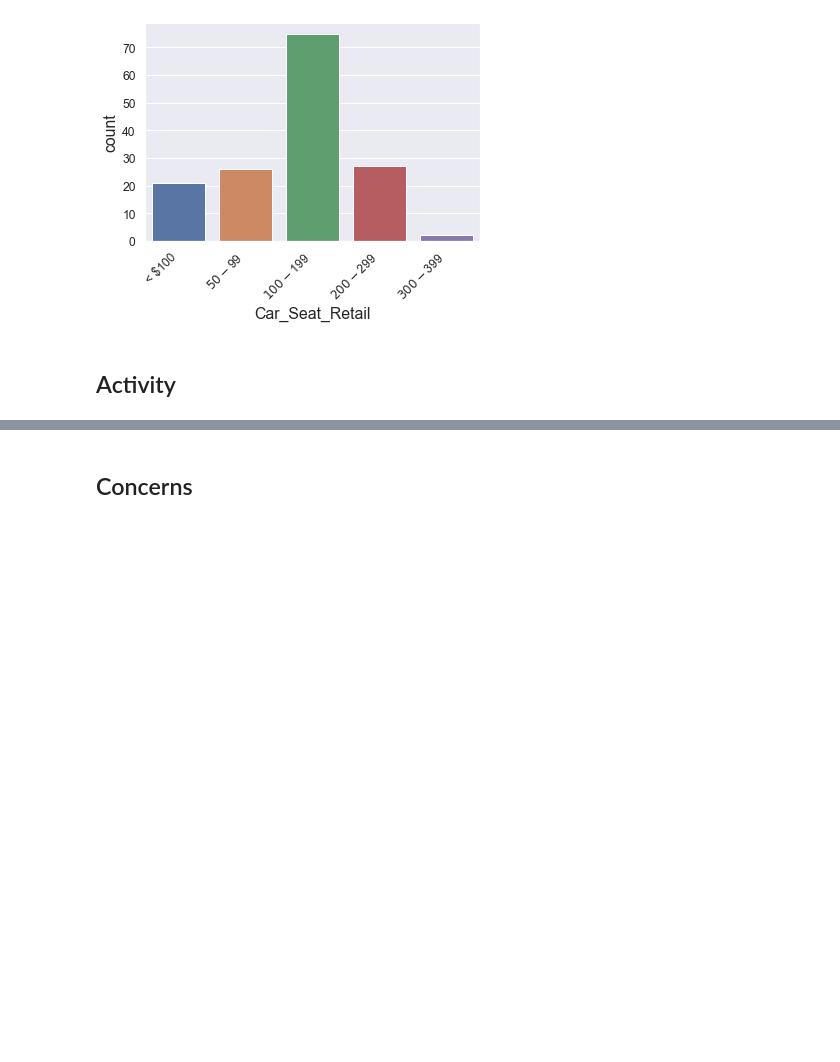
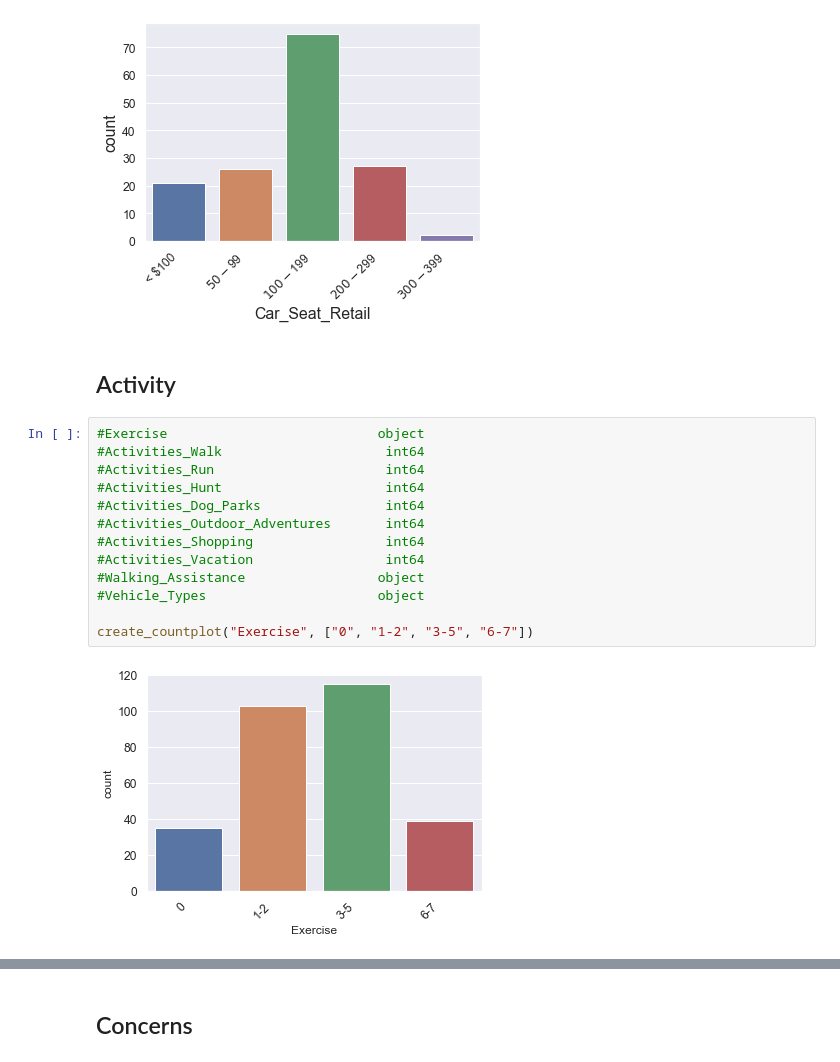
Before and after one commit to markhary/emba912_survey, a Jupyter notebook: ruby.ipynb, the cells around one changed output, grey strips where cells are left out. Cells and saved outputs as stored; diff of their text form; blank space fills up the shorter version.

Commit message:
Activities

```diff
--- a/ruby.ipynb
+++ b/ruby.ipynb
@@ -283,3 +283,18 @@ create_countplot("Car_Seat_Retail",
 [figure]
 # %% [markdown]
 ## Activity
+# %%
+#Exercise                           object
+#Activities_Walk                     int64
+#Activities_Run                      int64
+#Activities_Hunt                     int64
+#Activities_Dog_Parks                int64
+#Activities_Outdoor_Adventures       int64
+#Activities_Shopping                 int64
+#Activities_Vacation                 int64
+#Walking_Assistance                 object
+#Vehicle_Types                      object
+
+create_countplot("Exercise", ["0", "1-2", "3-5", "6-7"])
+# %% [output]
+[figure, added]
```
Also changed, not shown: parts of 3 cells of this notebook, 2 other files.
